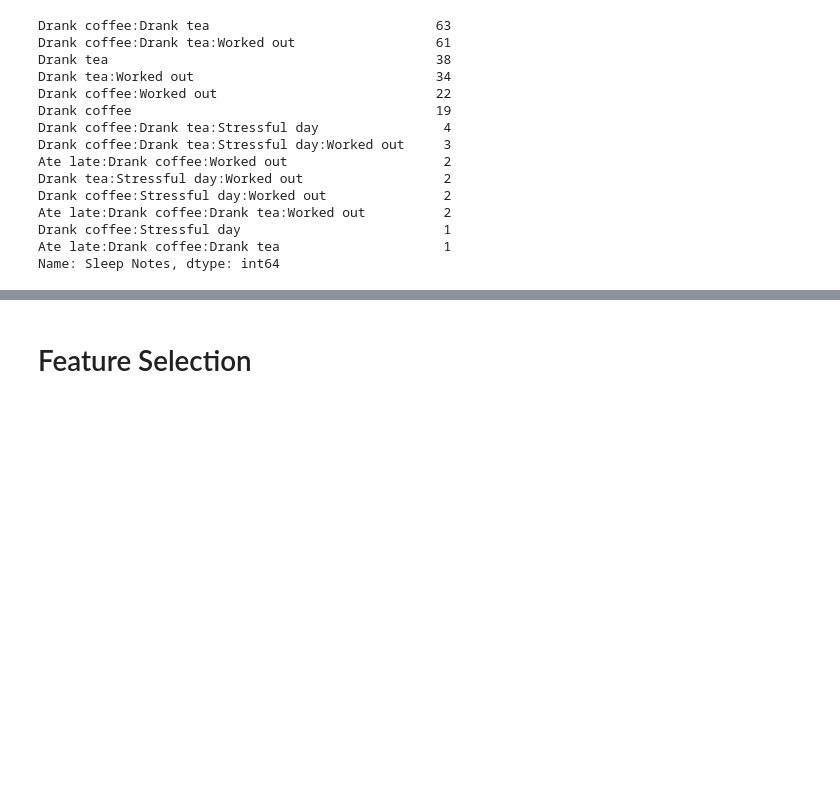
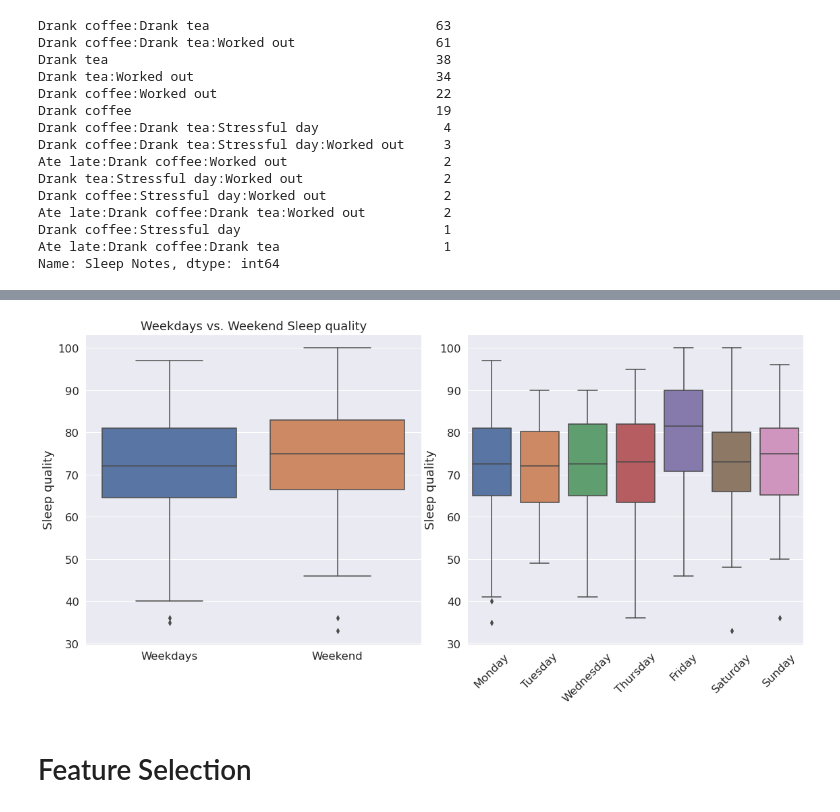
Before and after one commit to AkseliManninen/Sleep-Analysis-ML, a Jupyter notebook: SleepAnalysis.ipynb, the cells around one changed output, grey strips where cells are left out. Drawn from its saved outputs; the diff is of its cells as text; code cells hidden in the pictures; blank space fills up the shorter version.

```diff
--- a/SleepAnalysis.ipynb
+++ b/SleepAnalysis.ipynb
@@ -195,0 +210,21 @@ data_cleaned.head()
+# %%
+# Initialize a figure
+fig, (ax1, ax2) = plt.subplots(1, 2, figsize = (16,8))
+fig.tight_layout(rect=[0, 0.03, 1, 0.95])
+
+# Make a boxplot with seaborn
+sns.boxplot(x=data_cleaned['Weekend'], y=data_cleaned['Sleep quality'], ax=ax1)
+ax1.set_title("Weekdays vs. Weekend Sleep quality")
+ax1.set_xticklabels(["Weekdays", "Weekend"])
+ax1.set(xlabel=None)
+
+order = ['Monday','Tuesday','Wednesday','Thursday','Friday','Saturday','Sunday']
+
+# Make a boxplot with seaborn
+sns.boxplot(x=data_cleaned['Weekday'], y=data_cleaned['Sleep quality'], ax=ax2, order = order)
+ax2.set_xlabel("Weekday")
+ax2.set(xlabel=None)
+ax2.set_xticklabels(ax2.get_xticklabels(), rotation = 45)
+plt.show()
+# %% [output]
+[figure, added]
```
Also changed, not shown: parts of 9 cells of this notebook.
